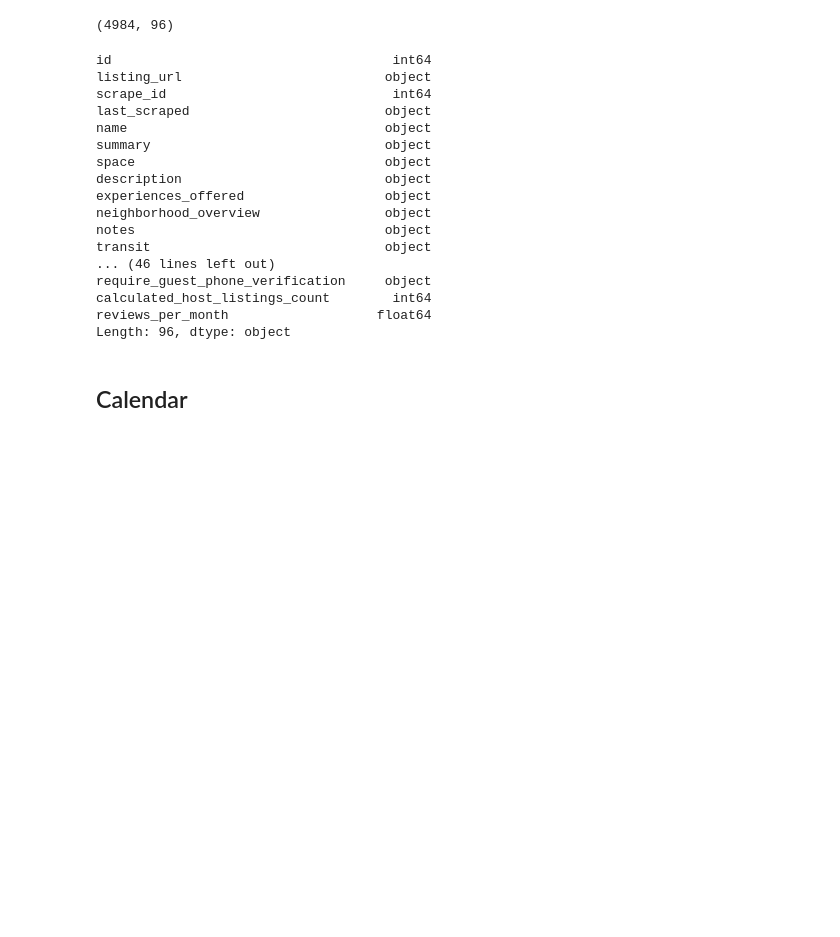
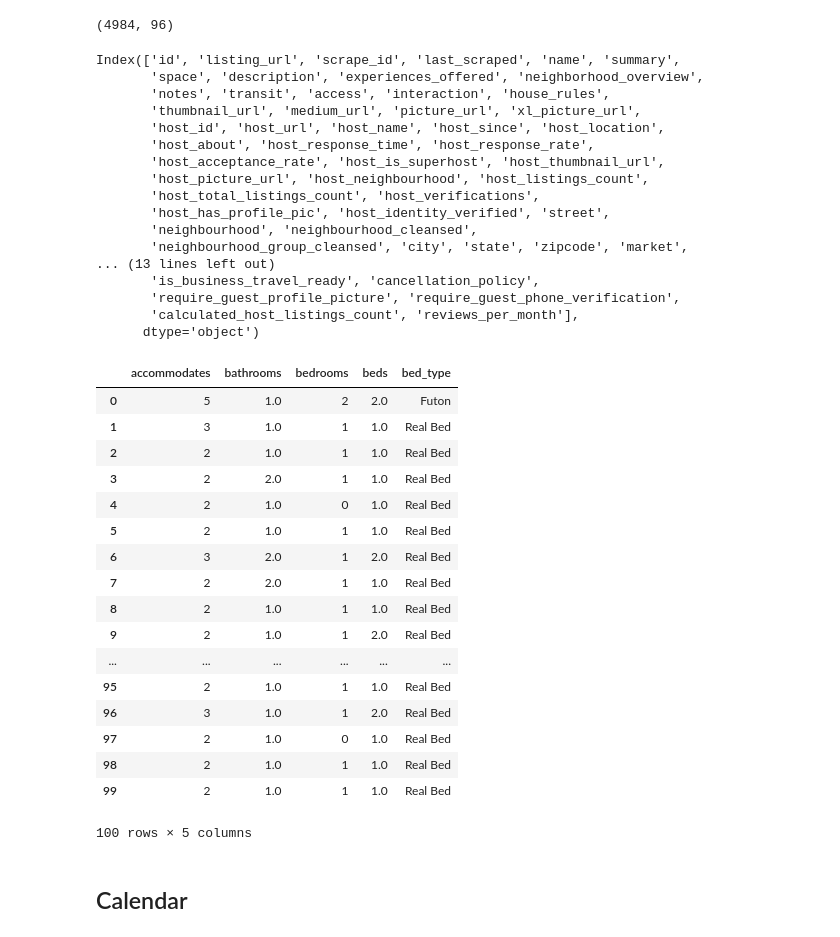
Before and after one commit to mohakpatel/VacationPlanner, a Jupyter notebook: Exploratory Analysis.ipynb, the cells around one changed output. Cells and saved outputs as stored; diff of their text form; code cells hidden in the pictures; blank space fills up the shorter version.

Commit message:
Start Data Cleaning

```diff
--- a/Exploratory Analysis.ipynb
+++ b/Exploratory Analysis.ipynb
@@ -8,7 +8,7 @@ import matplotlib.pyplot as plt
 # %% [markdown]
 ## Look at listing data
 # %%
-file_listing = '../VacationData/listings.csv.gz'
+file_listing = '../../Data/VacationPlanner/listings.csv.gz'
 listing = pd.read_csv(file_listing)
 
 listing.head()
@@ -38,25 +38,46 @@ listing.shape
 # %% [output]
 (4984, 96)
 # %%
-listing.dtypes
+listing.columns
 # %% [output]
-id                                    int64
-listing_url                          object
-scrape_id                             int64
-last_scraped                         object
-name                                 object
-summary                              object
-space                                object
-description                          object
-experiences_offered                  object
-neighborhood_overview                object
-notes                                object
-transit                              object
-... (46 lines left out)
-require_guest_phone_verification     object
-calculated_host_listings_count        int64
-reviews_per_month                   float64
-Length: 96, dtype: object
+Index(['id', 'listing_url', 'scrape_id', 'last_scraped', 'name', 'summary',
+       'space', 'description', 'experiences_offered', 'neighborhood_overview',
+       'notes', 'transit', 'access', 'interaction', 'house_rules',
+       'thumbnail_url', 'medium_url', 'picture_url', 'xl_picture_url',
+       'host_id', 'host_url', 'host_name', 'host_since', 'host_location',
+       'host_about', 'host_response_time', 'host_response_rate',
+       'host_acceptance_rate', 'host_is_superhost', 'host_thumbnail_url',
+       'host_picture_url', 'host_neighbourhood', 'host_listings_count',
+       'host_total_listings_count', 'host_verifications',
+       'host_has_profile_pic', 'host_identity_verified', 'street',
+       'neighbourhood', 'neighbourhood_cleansed',
+       'neighbourhood_group_cleansed', 'city', 'state', 'zipcode', 'market',
+... (13 lines left out)
+       'is_business_travel_ready', 'cancellation_policy',
+       'require_guest_profile_picture', 'require_guest_phone_verification',
+       'calculated_host_listings_count', 'reviews_per_month'],
+      dtype='object')
+# %%
+listing[['accommodates', 'bathrooms', 'bedrooms', 'beds', 'bed_type']][:100]
+# %% [output]
+|  | accommodates | bathrooms | bedrooms | beds | bed_type |
+| 0 | 5 | 1.0 | 2 | 2.0 | Futon |
+| 1 | 3 | 1.0 | 1 | 1.0 | Real Bed |
+| 2 | 2 | 1.0 | 1 | 1.0 | Real Bed |
+| 3 | 2 | 2.0 | 1 | 1.0 | Real Bed |
+| 4 | 2 | 1.0 | 0 | 1.0 | Real Bed |
+| 5 | 2 | 1.0 | 1 | 1.0 | Real Bed |
+| 6 | 3 | 2.0 | 1 | 2.0 | Real Bed |
+| 7 | 2 | 2.0 | 1 | 1.0 | Real Bed |
+| 8 | 2 | 1.0 | 1 | 1.0 | Real Bed |
+| 9 | 2 | 1.0 | 1 | 2.0 | Real Bed |
+| ... | ... | ... | ... | ... | ... |
+| 95 | 2 | 1.0 | 1 | 1.0 | Real Bed |
+| 96 | 3 | 1.0 | 1 | 2.0 | Real Bed |
+| 97 | 2 | 1.0 | 0 | 1.0 | Real Bed |
+| 98 | 2 | 1.0 | 1 | 1.0 | Real Bed |
+| 99 | 2 | 1.0 | 1 | 1.0 | Real Bed |
+100 rows × 5 columns
 # %% [markdown]
 ## Calendar
 # %%
```
Also changed, not shown: parts of 1 cell of this notebook, 1 other file.
